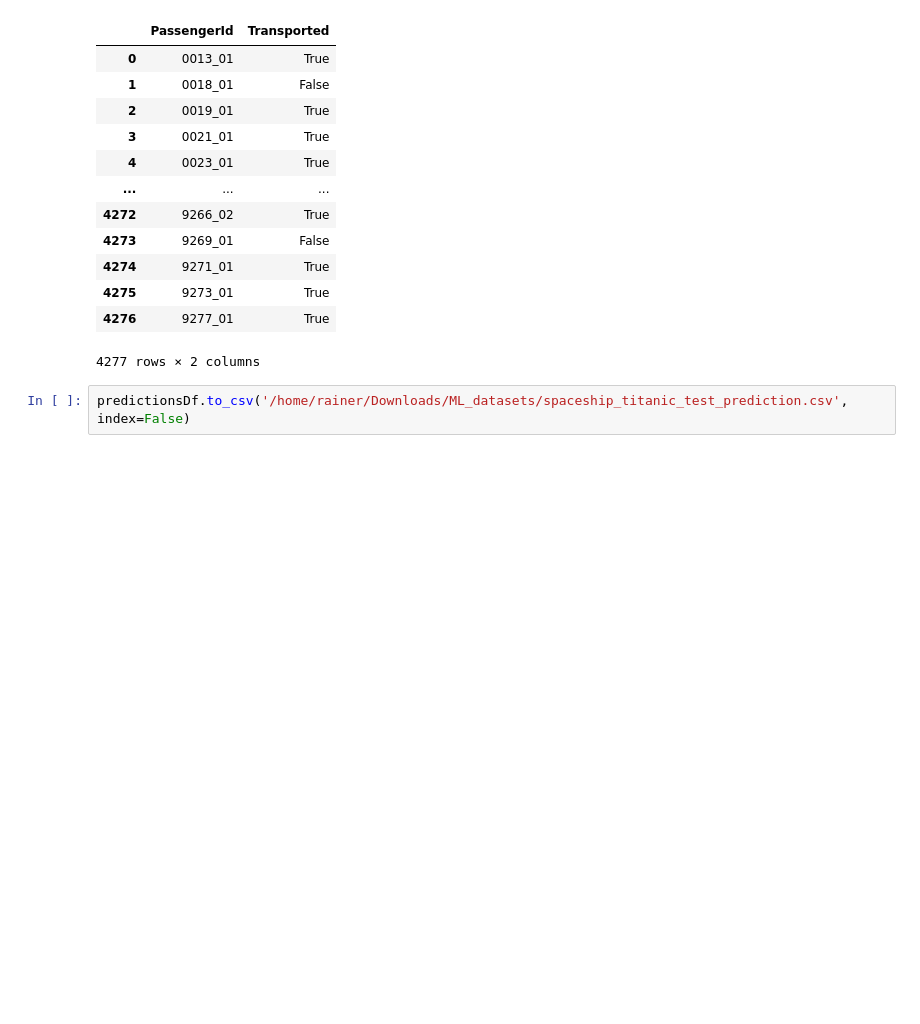
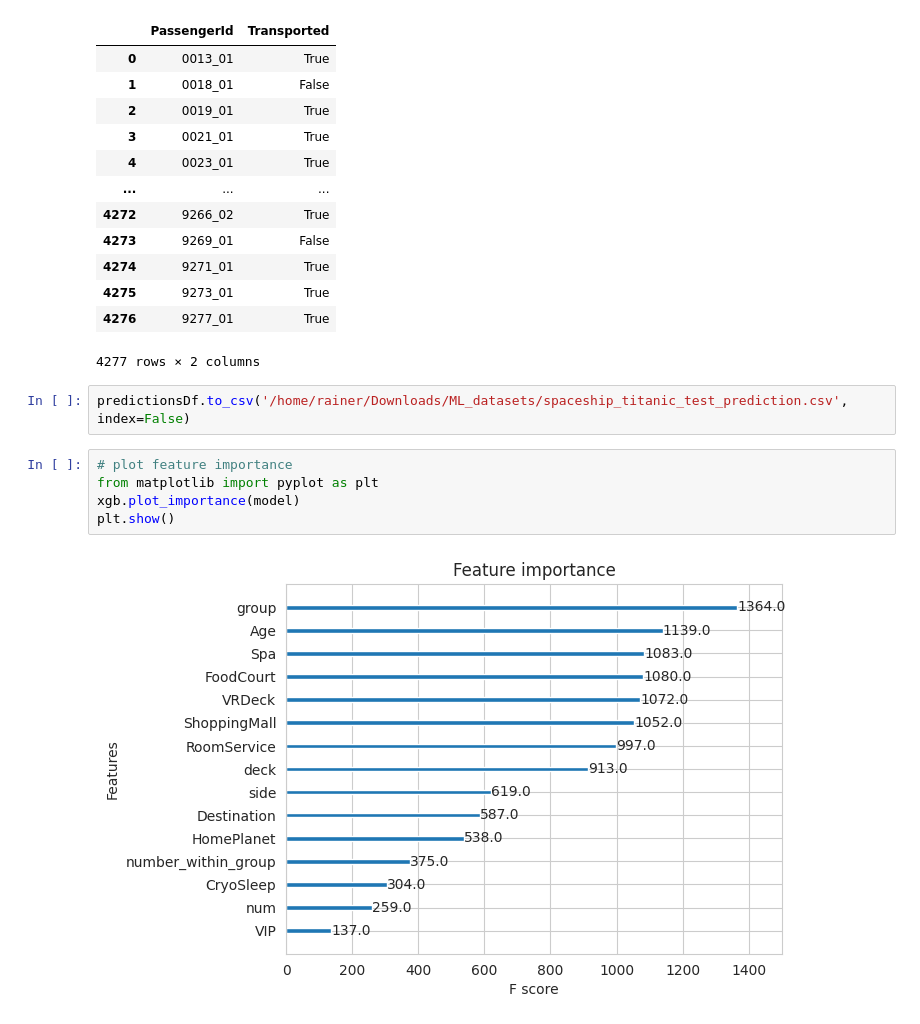
Before and after one commit to r-follador/MachineLearningJupyter, a Jupyter notebook: xgboost/xgoost_spaceship_titanic.ipynb, the cells around one changed output. Cells and saved outputs as stored; diff of their text form; blank space fills up the shorter version.

```diff
--- a/xgboost/xgoost_spaceship_titanic.ipynb
+++ b/xgboost/xgoost_spaceship_titanic.ipynb
@@ -156,3 +156,10 @@ predictionsDf
 4277 rows × 2 columns
 # %%
 predictionsDf.to_csv('/home/rainer/Downloads/ML_datasets/spaceship_titanic_test_prediction.csv', index=False)
+# %%
+# plot feature importance
+from matplotlib import pyplot as plt
+xgb.plot_importance(model)
+plt.show()
+# %% [output]
+[figure, added]
```
Also changed, not shown: 1 other file.
